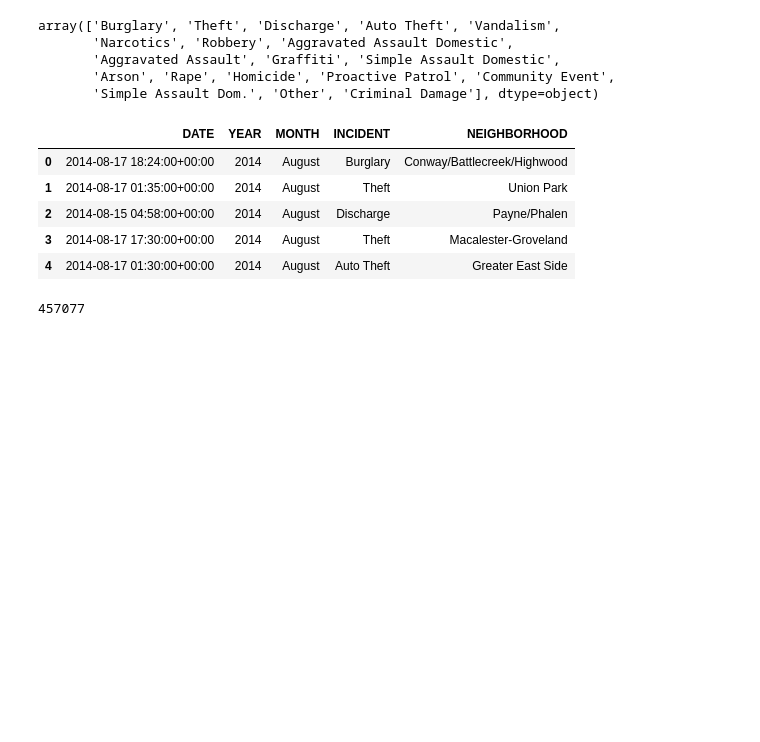
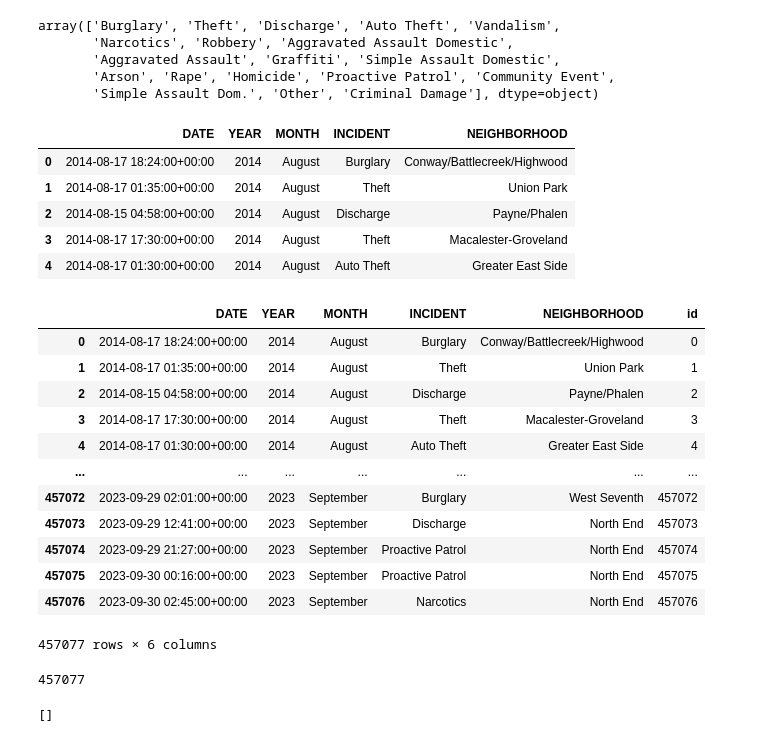
Before and after one commit to kyelle511/project-3-group-1, a Jupyter notebook: Resources/crime_data.ipynb, the cells around one changed output. Cells and saved outputs as stored; diff of their text form; code cells hidden in the pictures; blank space fills up the shorter version.

Commit message:
Delete extra table and other updates

```diff
--- a/Resources/crime_data.ipynb
+++ b/Resources/crime_data.ipynb
@@ -134,6 +137,24 @@ crime_data_df.head()
 | 2 | 2014-08-15 04:58:00+00:00 | 2014 | August | Discharge | Payne/Phalen |
 | 3 | 2014-08-17 17:30:00+00:00 | 2014 | August | Theft | Macalester-Groveland |
 | 4 | 2014-08-17 01:30:00+00:00 | 2014 | August | Auto Theft | Greater East Side |
+# %%
+crime_data_df['id'] = crime_data_df.index
+
+crime_data_df
+# %% [output]
+|  | DATE | YEAR | MONTH | INCIDENT | NEIGHBORHOOD | id |
+| 0 | 2014-08-17 18:24:00+00:00 | 2014 | August | Burglary | Conway/Battlecreek/Highwood | 0 |
+| 1 | 2014-08-17 01:35:00+00:00 | 2014 | August | Theft | Union Park | 1 |
+| 2 | 2014-08-15 04:58:00+00:00 | 2014 | August | Discharge | Payne/Phalen | 2 |
+| 3 | 2014-08-17 17:30:00+00:00 | 2014 | August | Theft | Macalester-Groveland | 3 |
+| 4 | 2014-08-17 01:30:00+00:00 | 2014 | August | Auto Theft | Greater East Side | 4 |
+| ... | ... | ... | ... | ... | ... | ... |
+| 457072 | 2023-09-29 02:01:00+00:00 | 2023 | September | Burglary | West Seventh | 457072 |
+| 457073 | 2023-09-29 12:41:00+00:00 | 2023 | September | Discharge | North End | 457073 |
+| 457074 | 2023-09-29 21:27:00+00:00 | 2023 | September | Proactive Patrol | North End | 457074 |
+| 457075 | 2023-09-30 00:16:00+00:00 | 2023 | September | Proactive Patrol | North End | 457075 |
+| 457076 | 2023-09-30 02:45:00+00:00 | 2023 | September | Narcotics | North End | 457076 |
+457077 rows × 6 columns
 # %%
 #establish connection to and create SQLite database
 conn = sqlite3.connect('stp_crime.db')
@@ -149,0 +174,9 @@ conn.close()
+# %%
+#reflect an existing database into a new model
+Base = automap_base()
+
+#reflect the tables
+Base.prepare(autoload_with=engine)
+Base.classes.keys()
+# %% [output]
+[]
```
Also changed, not shown: parts of 3 cells of this notebook, 5 other files.
